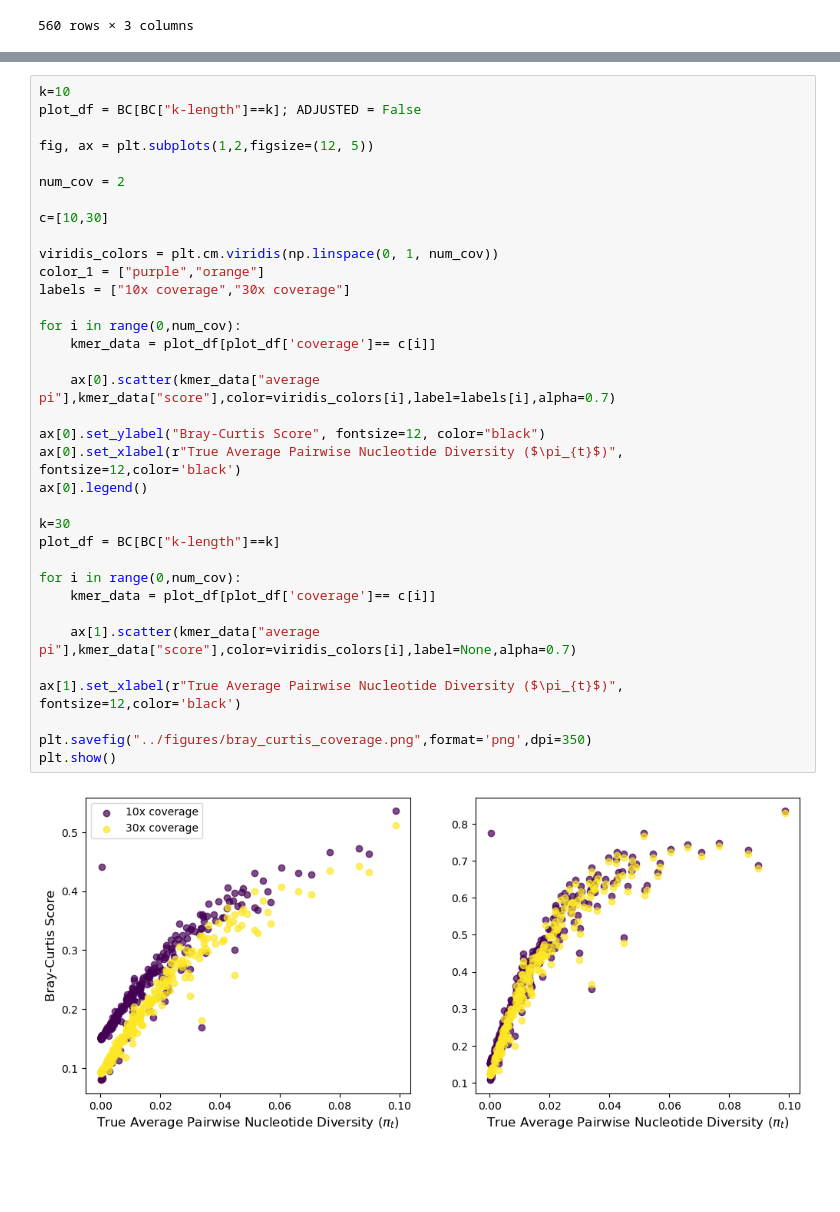
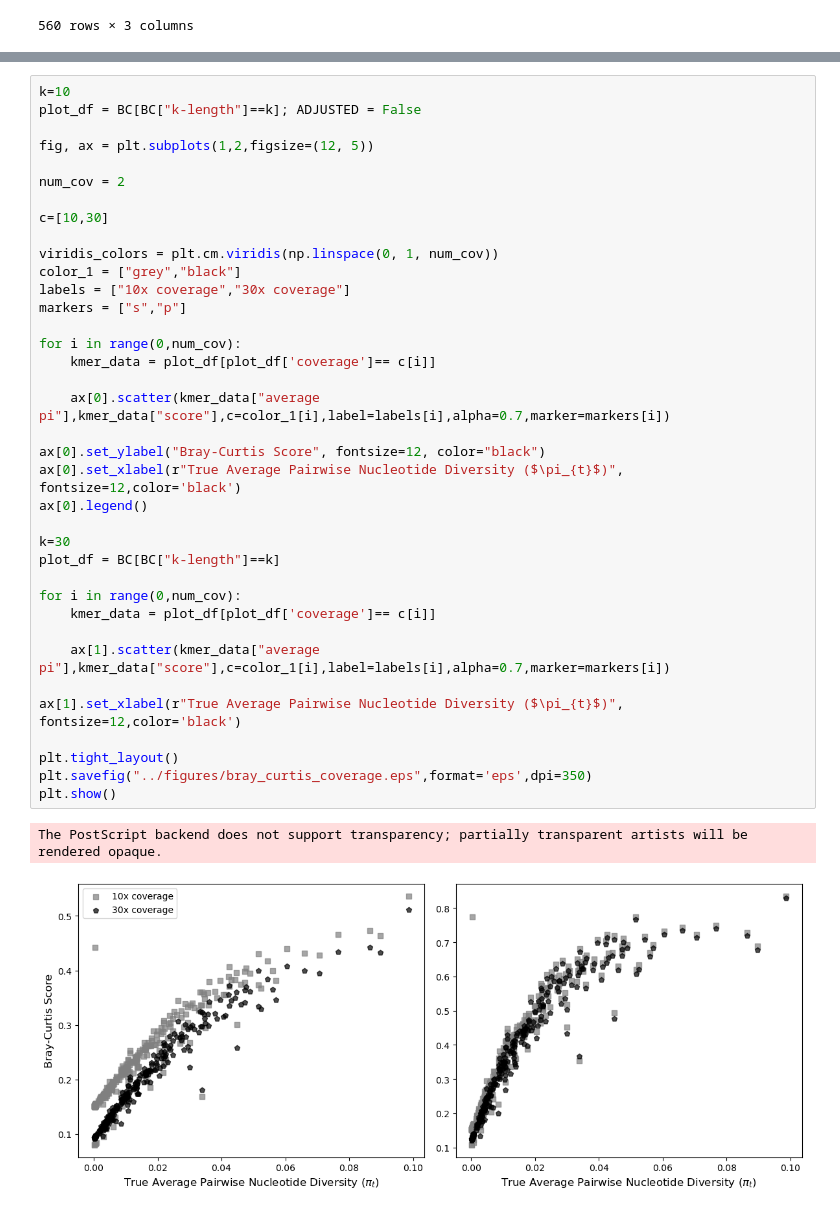
Before and after one commit to rhit-davisoc/KmerThesis, a Jupyter notebook: plots/arabidopsis_analysis_rm5.ipynb, the cells around one changed output, grey strips where cells are left out. Cells and saved outputs as stored; diff of their text form; blank space fills up the shorter version.

```diff
--- a/plots/arabidopsis_analysis_rm5.ipynb
+++ b/plots/arabidopsis_analysis_rm5.ipynb
@@ -761,35 +761,38 @@ k=10
 plot_df = BC[BC["k-length"]==k]; ADJUSTED = False
 
 fig, ax = plt.subplots(1,2,figsize=(12, 5))
 
 num_cov = 2
 
 c=[10,30]
 
 viridis_colors = plt.cm.viridis(np.linspace(0, 1, num_cov))
-color_1 = ["purple","orange"]
+color_1 = ["grey","black"]
 labels = ["10x coverage","30x coverage"]
+markers = ["s","p"]
 
 for i in range(0,num_cov):
     kmer_data = plot_df[plot_df['coverage']== c[i]]
 
-    ax[0].scatter(kmer_data["average pi"],kmer_data["score"],color=viridis_colors[i],label=labels[i],alpha=0.7)
+    ax[0].scatter(kmer_data["average pi"],kmer_data["score"],c=color_1[i],label=labels[i],alpha=0.7,marker=markers[i])
 
 ax[0].set_ylabel("Bray-Curtis Score", fontsize=12, color="black")
 ax[0].set_xlabel(r"True Average Pairwise Nucleotide Diversity ($\pi_{t}$)", fontsize=12,color='black')
 ax[0].legend()
 
 k=30
 plot_df = BC[BC["k-length"]==k]
 
 for i in range(0,num_cov):
     kmer_data = plot_df[plot_df['coverage']== c[i]]
 
-    ax[1].scatter(kmer_data["average pi"],kmer_data["score"],color=viridis_colors[i],label=None,alpha=0.7)
+    ax[1].scatter(kmer_data["average pi"],kmer_data["score"],c=color_1[i],label=labels[i],alpha=0.7,marker=markers[i])
 
 ax[1].set_xlabel(r"True Average Pairwise Nucleotide Diversity ($\pi_{t}$)", fontsize=12,color='black')
 
-plt.savefig("../figures/bray_curtis_coverage.png",format='png',dpi=350)
+plt.tight_layout()
+plt.savefig("../figures/bray_curtis_coverage.eps",format='eps',dpi=350)
 plt.show()
 # %% [output]
+The PostScript backend does not support transparency; partially transparent artists will be rendered opaque.
-[figure, old version]
+[figure, new version]
```
Also changed, not shown: parts of 3 cells of this notebook, 29 other files.
